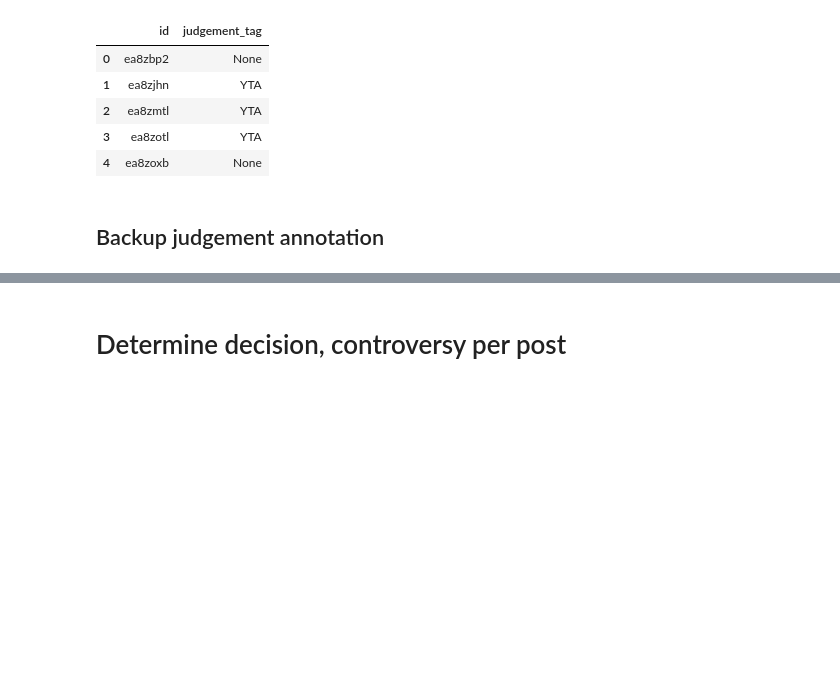
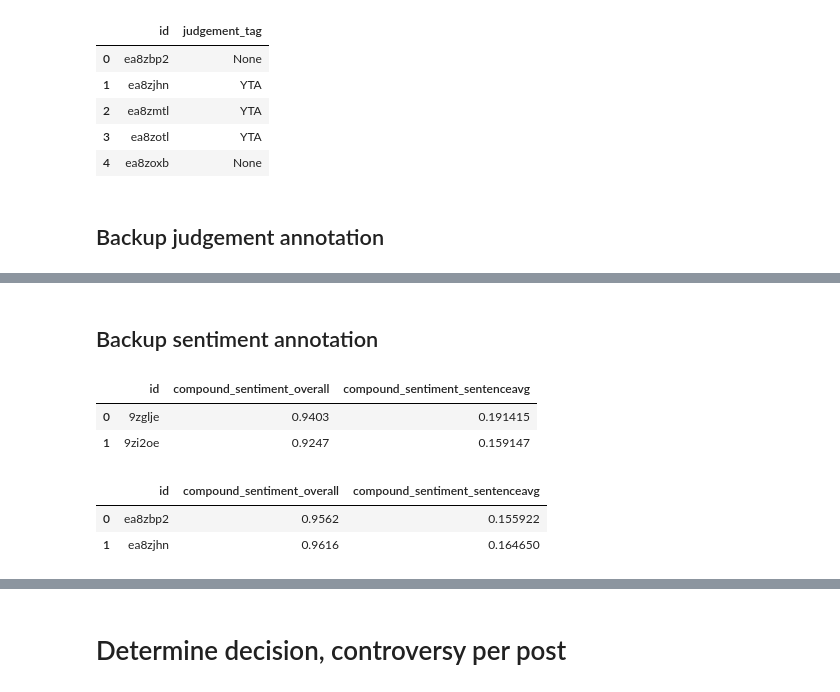
Before and after one commit to cephcyn/cornell_cs6742_a2, a Jupyter notebook: 01_metric_feasibility.ipynb, the cells around one changed output, grey strips where cells are left out. Cells and saved outputs as stored; diff of their text form; code cells hidden in the pictures; blank space fills up the shorter version.

```diff
--- a/01_metric_feasibility.ipynb
+++ b/01_metric_feasibility.ipynb
@@ -8,7 +8,8 @@ import pandas as pd
 
 pd.set_option('max_columns', None)
 # %%
-REWRITE_BACKUPS_FLAG = True
+REWRITE_ANN_BACKUPS_FLAG = False
+REWRITE_MERGE_BACKUPS_FLAG = True
 # %% [markdown]
 # Import directly from data
 # %%
@@ -257,0 +308,42 @@ comment_sentiment(comms_df[:5])
+# %% [markdown]
+## Backup sentiment annotation
+# %%
+# Parse all post and comment compound sentiment values for ease of use later
+
+# Create and backup annotation
+if REWRITE_ANN_BACKUPS_FLAG:
+    ann_posts_sentiment_df = post_sentiment(posts_df)
+    ann_posts_sentiment_df.to_csv(f'backup_ann_posts_sentiment_df.csv', index=False)
+    ann_comms_sentiment_df = comment_sentiment(comms_df)
+    ann_comms_sentiment_df.to_csv(f'backup_ann_comms_sentiment_df.csv', index=False)
+ann_posts_sentiment_df = pd.read_csv(f'backup_ann_posts_sentiment_df.csv')
+ann_comms_sentiment_df = pd.read_csv(f'backup_ann_comms_sentiment_df.csv')
+
+# Create and backup merge
+if REWRITE_MERGE_BACKUPS_FLAG:
+    posts_df = posts_df.merge(
+        ann_posts_sentiment_df, how='left',
+        left_on='id', right_on='id',
+        suffixes=['_old', None]
+    )
+    posts_df.to_csv(f'backup_posts_df.csv', index=False)
+    comms_df = comms_df.merge(
+        ann_comms_sentiment_df, how='left',
+        left_on='id', right_on='id',
+        suffixes=['_old', None]
+    )
+    comms_df.to_csv(f'backup_comms_df.csv', index=False)
+posts_df = pd.read_csv(f'backup_posts_df.csv')
+comms_df = pd.read_csv(f'backup_comms_df.csv')
+
+ann_posts_sentiment_df[:2]
+ann_comms_sentiment_df[:2]
+posts_df[:2]
+comms_df[:2]
+# %% [output]
+|  | id | compound_sentiment_overall | compound_sentiment_sentenceavg |
+| 0 | 9zglje | 0.9403 | 0.191415 |
+| 1 | 9zi2oe | 0.9247 | 0.159147 |
+|  | id | compound_sentiment_overall | compound_sentiment_sentenceavg |
+| 0 | ea8zbp2 | 0.9562 | 0.155922 |
+| 1 | ea8zjhn | 0.9616 | 0.164650 |
```
Also changed, not shown: parts of 18 cells of this notebook, 1 other file.
